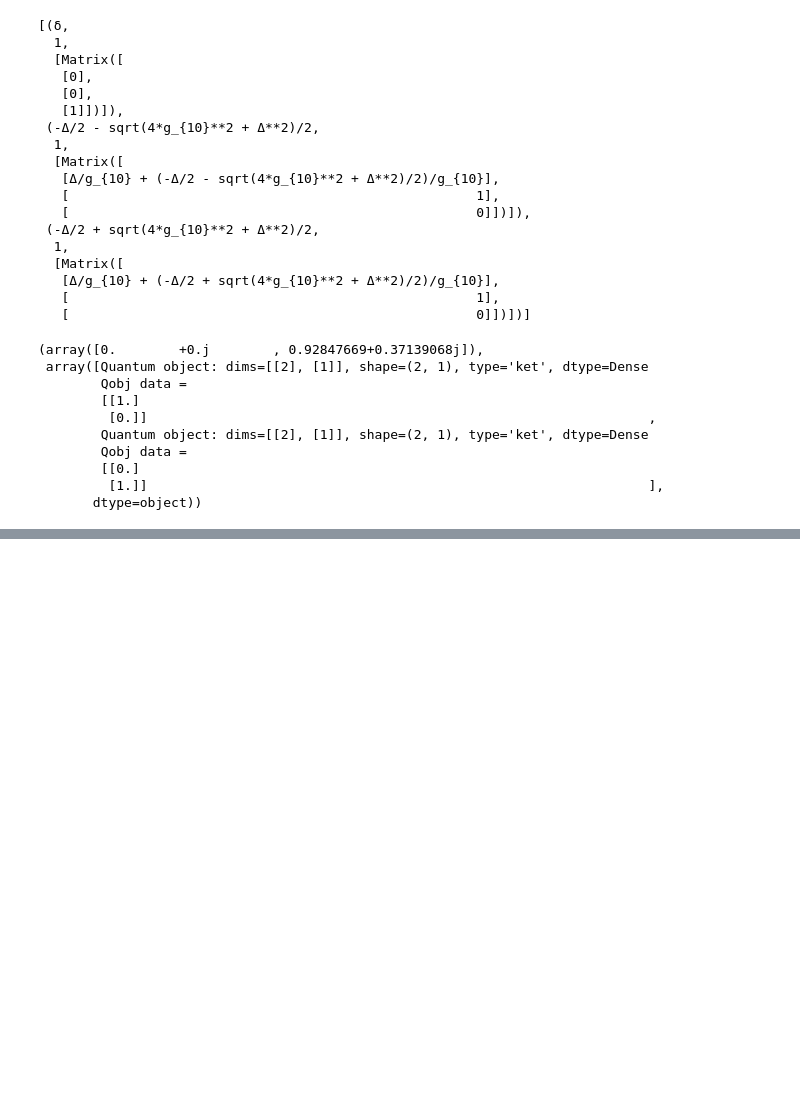
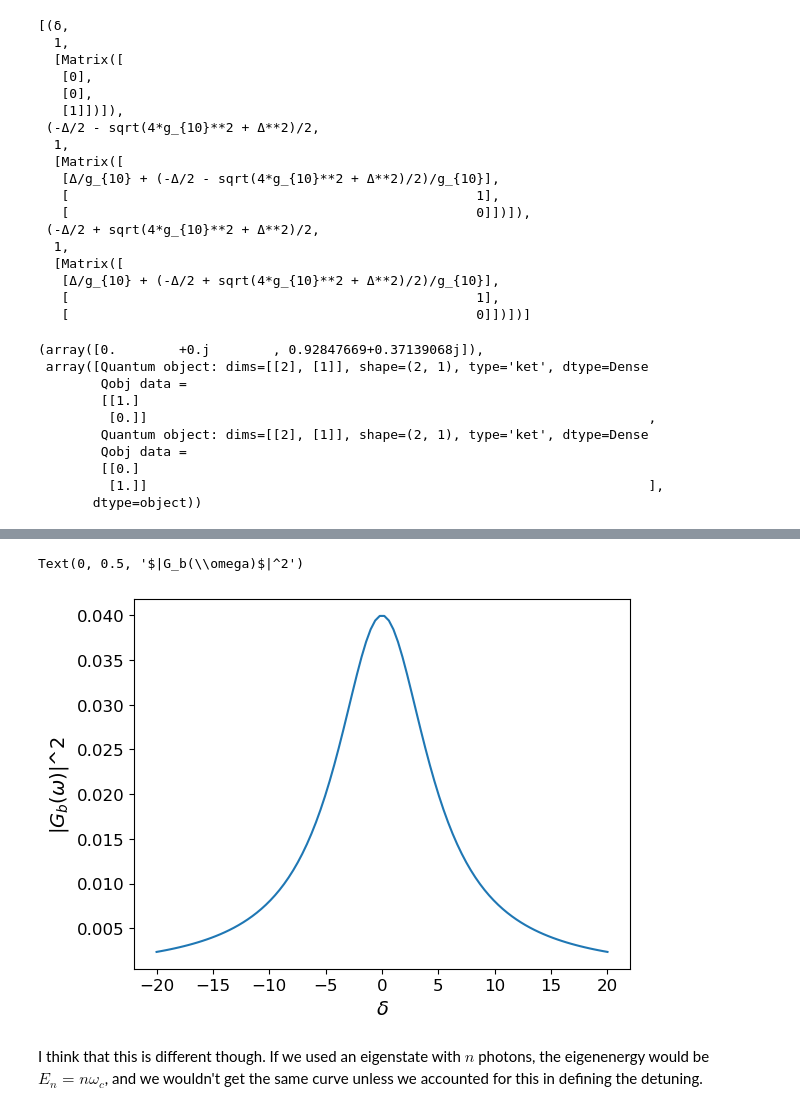
Before and after one commit to jleamer/mode_cooling, a Jupyter notebook: rydberg_calcs/gf_approach_1atom.ipynb, the cells around one changed output, grey strips where cells are left out. Cells and saved outputs as stored; diff of their text form; code cells hidden in the pictures; blank space fills up the shorter version.

```diff
--- a/rydberg_calcs/gf_approach_1atom.ipynb
+++ b/rydberg_calcs/gf_approach_1atom.ipynb
@@ -60,0 +107,10 @@ Ha.eigenstates()
+# %%
+# Plot
+plt.plot(δ, np.abs(Gb)**2)
+plt.xlabel("$\\delta$")
+plt.ylabel("$|G_b(\\omega)$|^2")
+# %% [output]
+Text(0, 0.5, '$|G_b(\\omega)$|^2')
+[figure, added]
+# %% [markdown]
+I think that this is different though.  If we used an eigenstate with $n$ photons, the eigenenergy would be $E_n=n\omega_c$, and we wouldn't get the same curve unless we accounted for this in defining the detuning.
```
Also changed, not shown: parts of 22 cells of this notebook, 1 other file.
